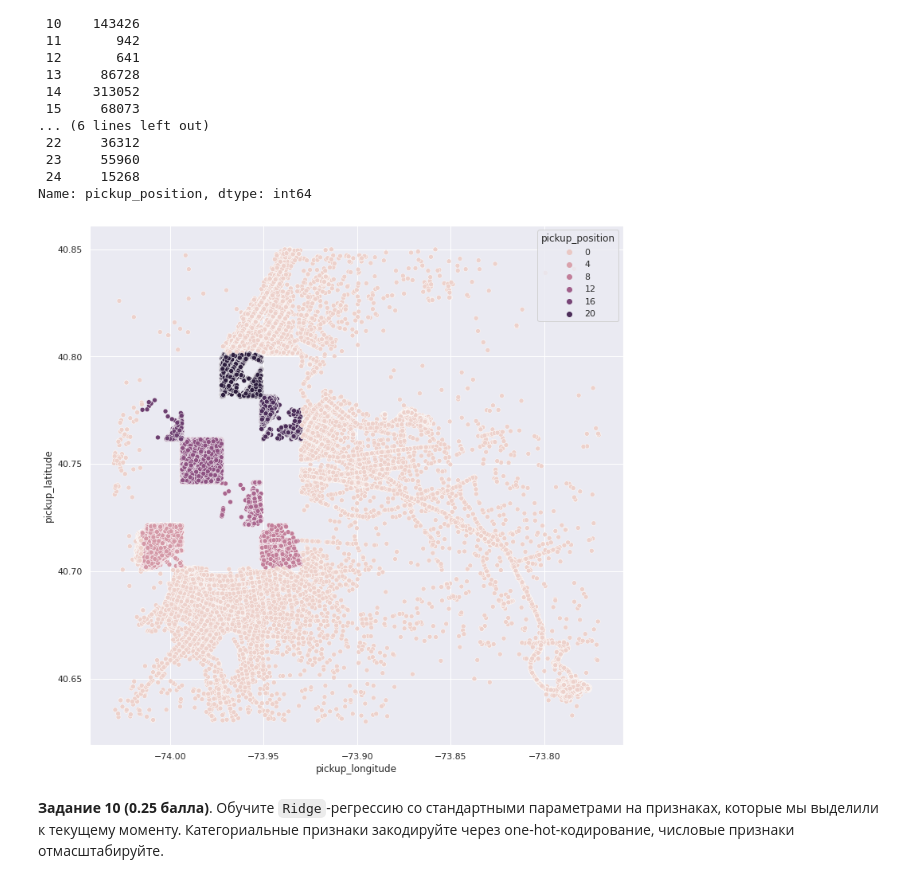
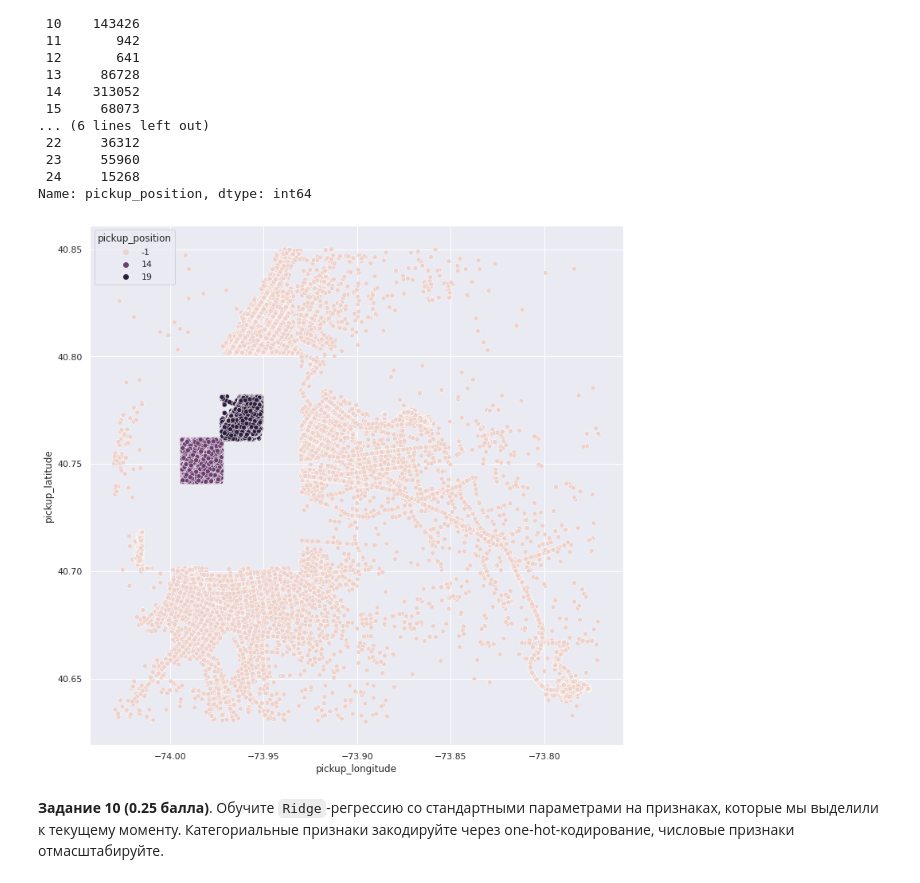
Before and after one commit to HeySlava/hse_course, a Jupyter notebook: homework2/homework2_slava.ipynb, the cells around one changed output. Saved outputs shown, nothing was run; the diff lists cells and outputs as text; code cells hidden in the pictures.

```diff
--- a/homework2/homework2_slava.ipynb
+++ b/homework2/homework2_slava.ipynb
@@ -452,10 +454,10 @@ Name: pickup_position, dtype: int64
 # %%
 f, ax = plt.subplots(figsize=(12, 12))
 ax = sns.scatterplot(x='pickup_longitude', y='pickup_latitude',
-                     data=train[train['pickup_position'].isin([x for x in range(5, 24, 3)] + [-1])],
+                     data=train[train['pickup_position'].isin([-1, 14, 19])],
                      hue='pickup_position')
 # %% [output]
-[figure, old version]
+[figure, new version]
 # %% [markdown]
 **Задание 10 (0.25 балла)**. Обучите `Ridge`-регрессию со стандартными параметрами на признаках, которые мы выделили к текущему моменту. Категориальные признаки закодируйте через one-hot-кодирование, числовые признаки отмасштабируйте.
 # %%
```
Also changed, not shown: parts of 5 cells of this notebook.
